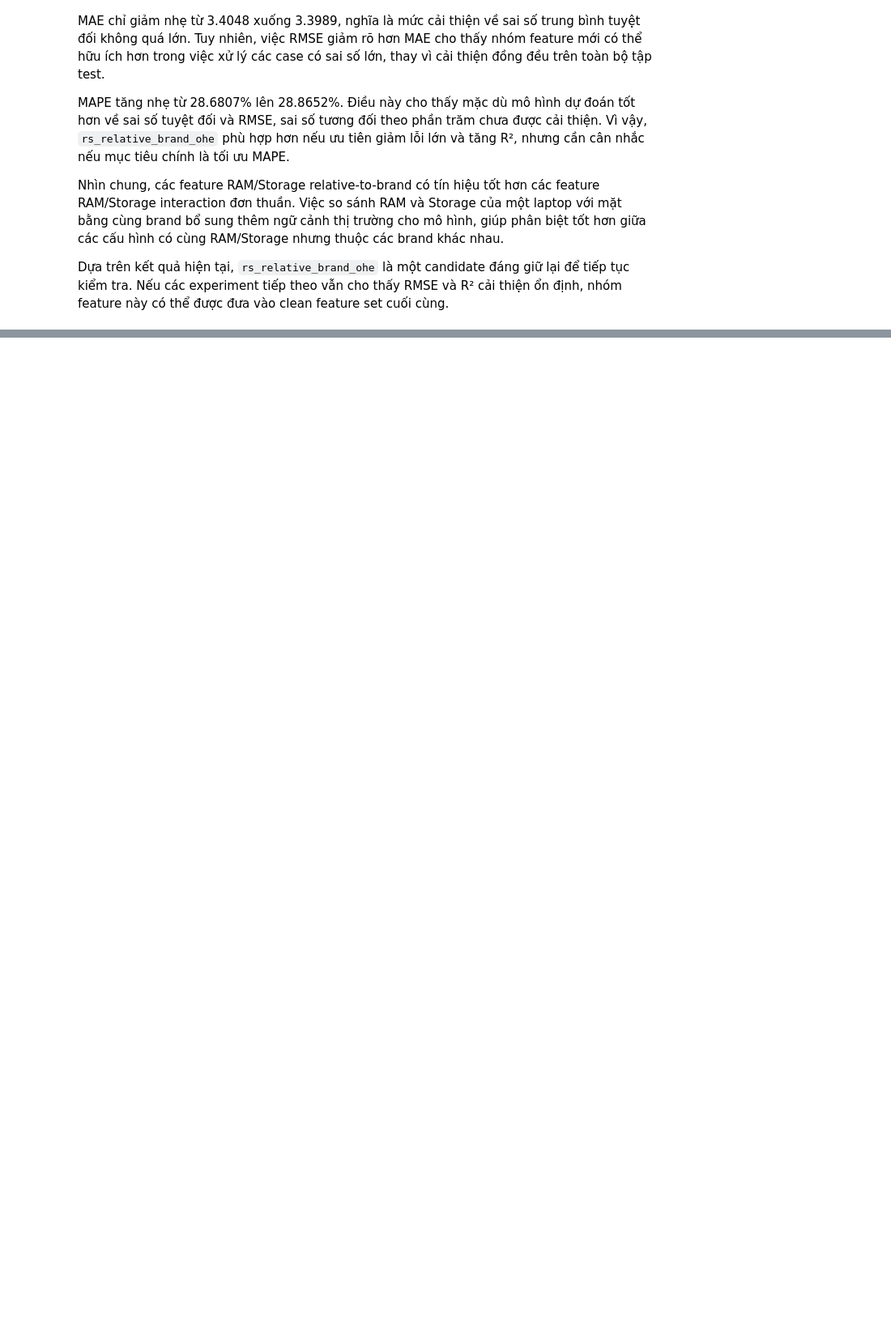
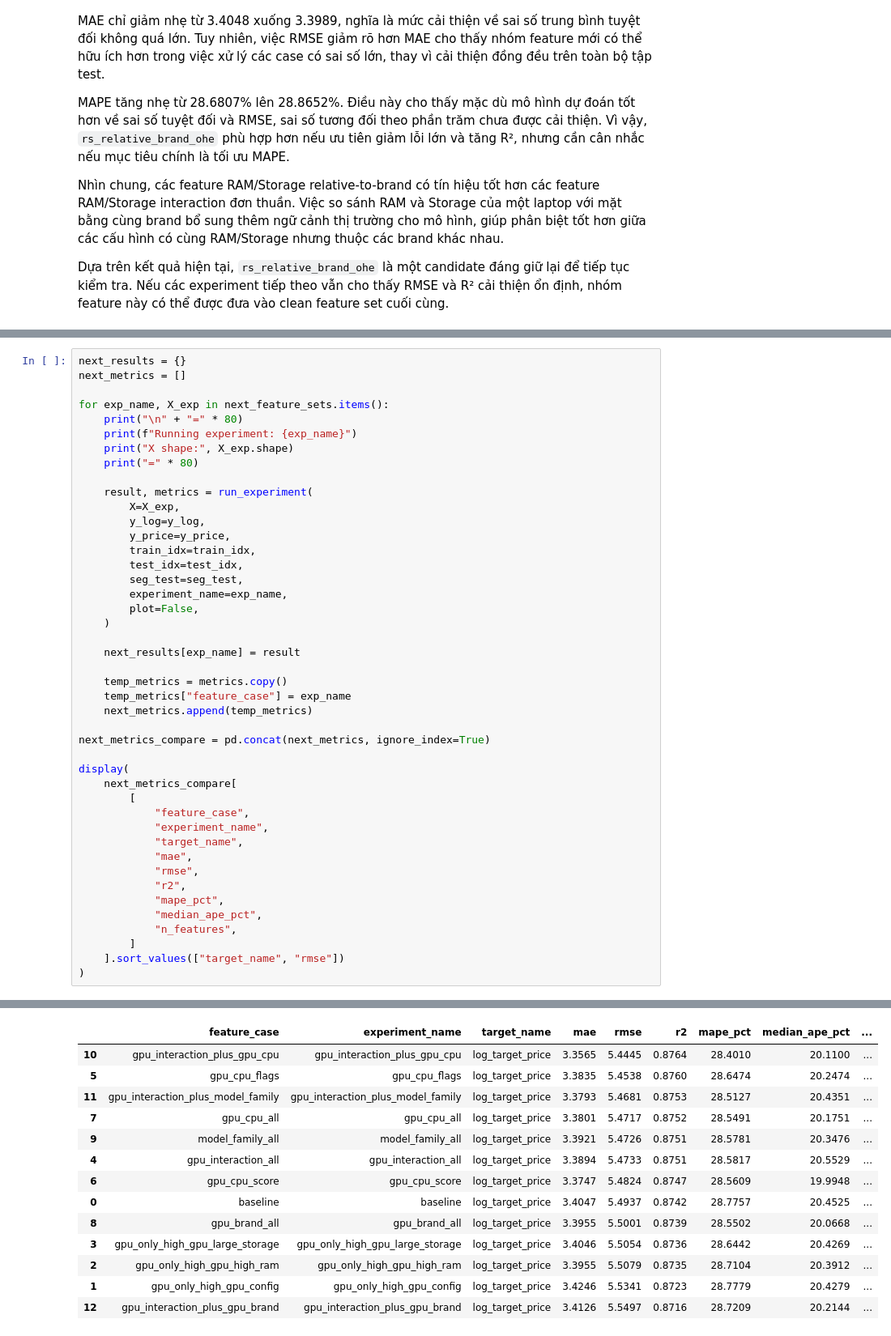
Before and after one commit to thisYui/Laptop-Price-Prediction, a Jupyter notebook: notebooks/modeling/11_feature_selection_and_ablation.ipynb, the cells around one changed output, grey strips where cells are left out. Shown at 81% size. Cells and saved outputs as stored; diff of their text form; blank space fills up the shorter version.

```diff
--- a/notebooks/modeling/11_feature_selection_and_ablation.ipynb
+++ b/notebooks/modeling/11_feature_selection_and_ablation.ipynb
@@ -2561,0 +3678,45 @@ Dựa trên kết quả hiện tại, `rs_relative_brand_ohe` là một candidat
+# %%
+next_results = {}
+next_metrics = []
+
+for exp_name, X_exp in next_feature_sets.items():
+    print("\n" + "=" * 80)
+    print(f"Running experiment: {exp_name}")
+    print("X shape:", X_exp.shape)
+    print("=" * 80)
+
+    result, metrics = run_experiment(
+        X=X_exp,
+        y_log=y_log,
+        y_price=y_price,
+        train_idx=train_idx,
+        test_idx=test_idx,
+        seg_test=seg_test,
+        experiment_name=exp_name,
+        plot=False,
+    )
+
+    next_results[exp_name] = result
+
+    temp_metrics = metrics.copy()
+    temp_metrics["feature_case"] = exp_name
+    next_metrics.append(temp_metrics)
+
+next_metrics_compare = pd.concat(next_metrics, ignore_index=True)
+
+display(
+    next_metrics_compare[
+        [
+            "feature_case",
+            "experiment_name",
+            "target_name",
+            "mae",
+            "rmse",
+            "r2",
+            "mape_pct",
+            "median_ape_pct",
+            "n_features",
+        ]
+    ].sort_values(["target_name", "rmse"])
+)
+# %% [output]
@@ -2561,0 +3740,14 @@ Dựa trên kết quả hiện tại, `rs_relative_brand_ohe` là một candidat
+|  | feature_case | experiment_name | target_name | mae | rmse | r2 | mape_pct | median_ape_pct | ... |
+| 10 | gpu_interaction_plus_gpu_cpu | gpu_interaction_plus_gpu_cpu | log_target_price | 3.3565 | 5.4445 | 0.8764 | 28.4010 | 20.1100 | ... |
+| 5 | gpu_cpu_flags | gpu_cpu_flags | log_target_price | 3.3835 | 5.4538 | 0.8760 | 28.6474 | 20.2474 | ... |
+| 11 | gpu_interaction_plus_model_family | gpu_interaction_plus_model_family | log_target_price | 3.3793 | 5.4681 | 0.8753 | 28.5127 | 20.4351 | ... |
+| 7 | gpu_cpu_all | gpu_cpu_all | log_target_price | 3.3801 | 5.4717 | 0.8752 | 28.5491 | 20.1751 | ... |
+| 9 | model_family_all | model_family_all | log_target_price | 3.3921 | 5.4726 | 0.8751 | 28.5781 | 20.3476 | ... |
+| 4 | gpu_interaction_all | gpu_interaction_all | log_target_price | 3.3894 | 5.4733 | 0.8751 | 28.5817 | 20.5529 | ... |
+| 6 | gpu_cpu_score | gpu_cpu_score | log_target_price | 3.3747 | 5.4824 | 0.8747 | 28.5609 | 19.9948 | ... |
+| 0 | baseline | baseline | log_target_price | 3.4047 | 5.4937 | 0.8742 | 28.7757 | 20.4525 | ... |
+| 8 | gpu_brand_all | gpu_brand_all | log_target_price | 3.3955 | 5.5001 | 0.8739 | 28.5502 | 20.0668 | ... |
+| 3 | gpu_only_high_gpu_large_storage | gpu_only_high_gpu_large_storage | log_target_price | 3.4046 | 5.5054 | 0.8736 | 28.6442 | 20.4269 | ... |
+| 2 | gpu_only_high_gpu_high_ram | gpu_only_high_gpu_high_ram | log_target_price | 3.3955 | 5.5079 | 0.8735 | 28.7104 | 20.3912 | ... |
+| 1 | gpu_only_high_gpu_config | gpu_only_high_gpu_config | log_target_price | 3.4246 | 5.5341 | 0.8723 | 28.7779 | 20.4279 | ... |
+| 12 | gpu_interaction_plus_gpu_brand | gpu_interaction_plus_gpu_brand | log_target_price | 3.4126 | 5.5497 | 0.8716 | 28.7209 | 20.2144 | ... |
```
Also changed, not shown: parts of 62 cells of this notebook, 41 other files.
